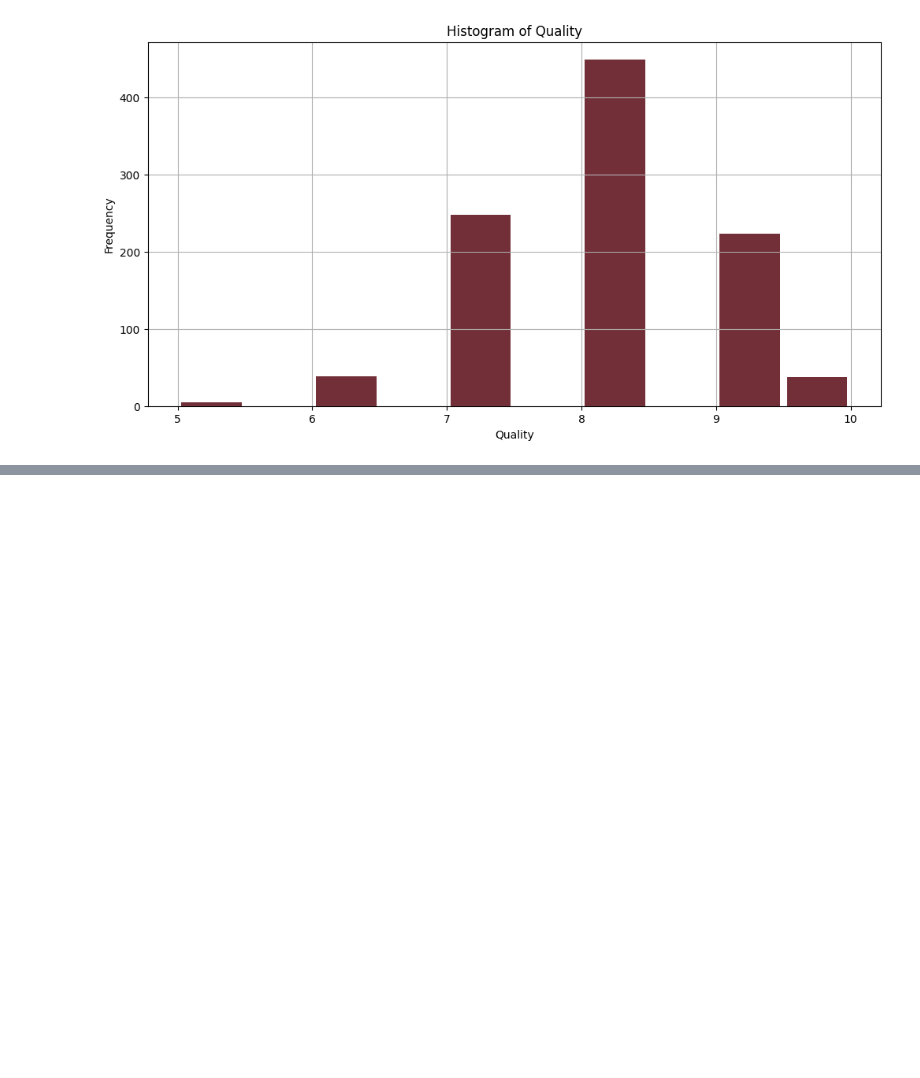
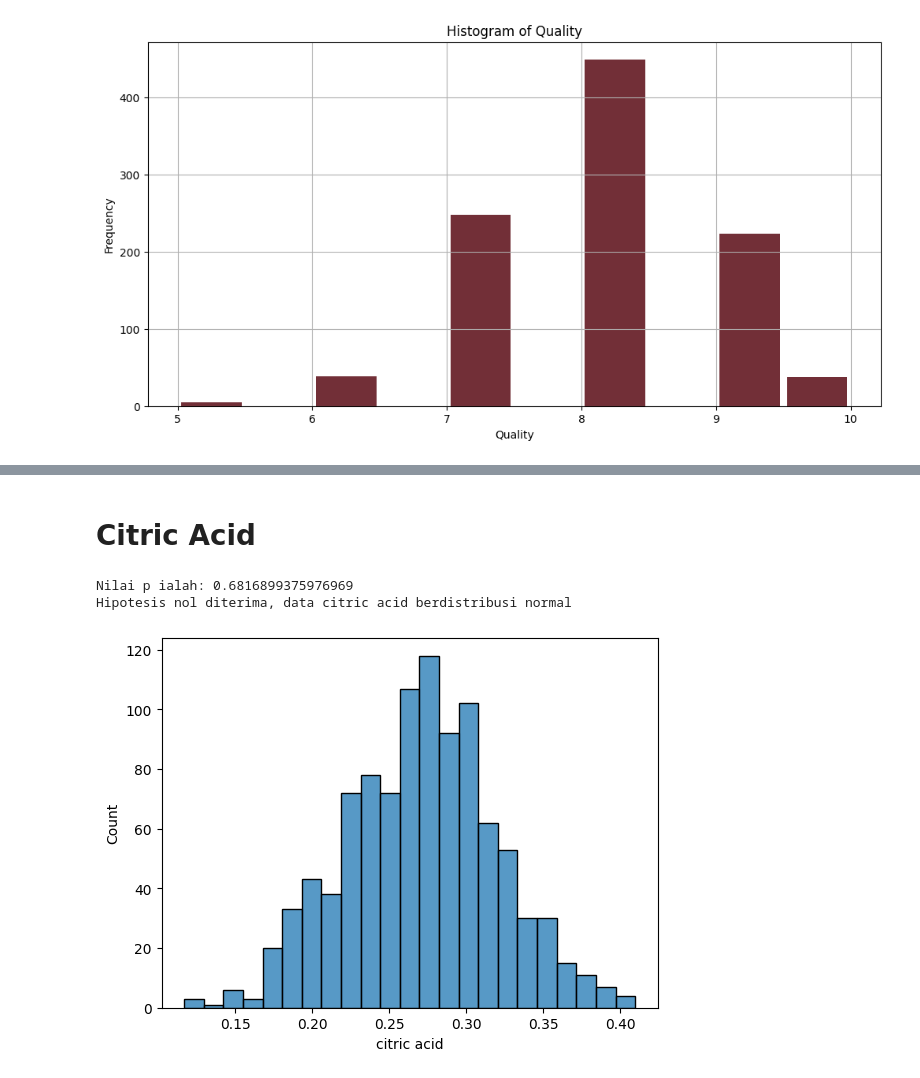
Before and after one commit to goodgirlwannabe/wine, a Jupyter notebook: wine.ipynb, the cells around one changed output, grey strips where cells are left out. Drawn from its saved outputs; the diff is of its cells as text; code cells hidden in the pictures; blank space fills up the shorter version.

```diff
--- a/wine.ipynb
+++ b/wine.ipynb
@@ -1141,0 +1204,16 @@ plt.show()
+# %% [markdown]
+# Citric Acid
+# %%
+stat, p = sp.normaltest(df['citric acid'])
+a = 0.05
+print(f"Nilai p ialah: {p}")
+if p < a:
+        print('Hipotesis nol ditolak, data citric acid tidak berdistribusi normal')
+else:
+        print('Hipotesis nol diterima, data citric acid berdistribusi normal')
+sns.histplot(df['citric acid'])
+plt.show()
+# %% [output]
+Nilai p ialah: 0.6816899375976969
+Hipotesis nol diterima, data citric acid berdistribusi normal
+[figure, added]
```
Also changed, not shown: parts of 15 cells of this notebook.
